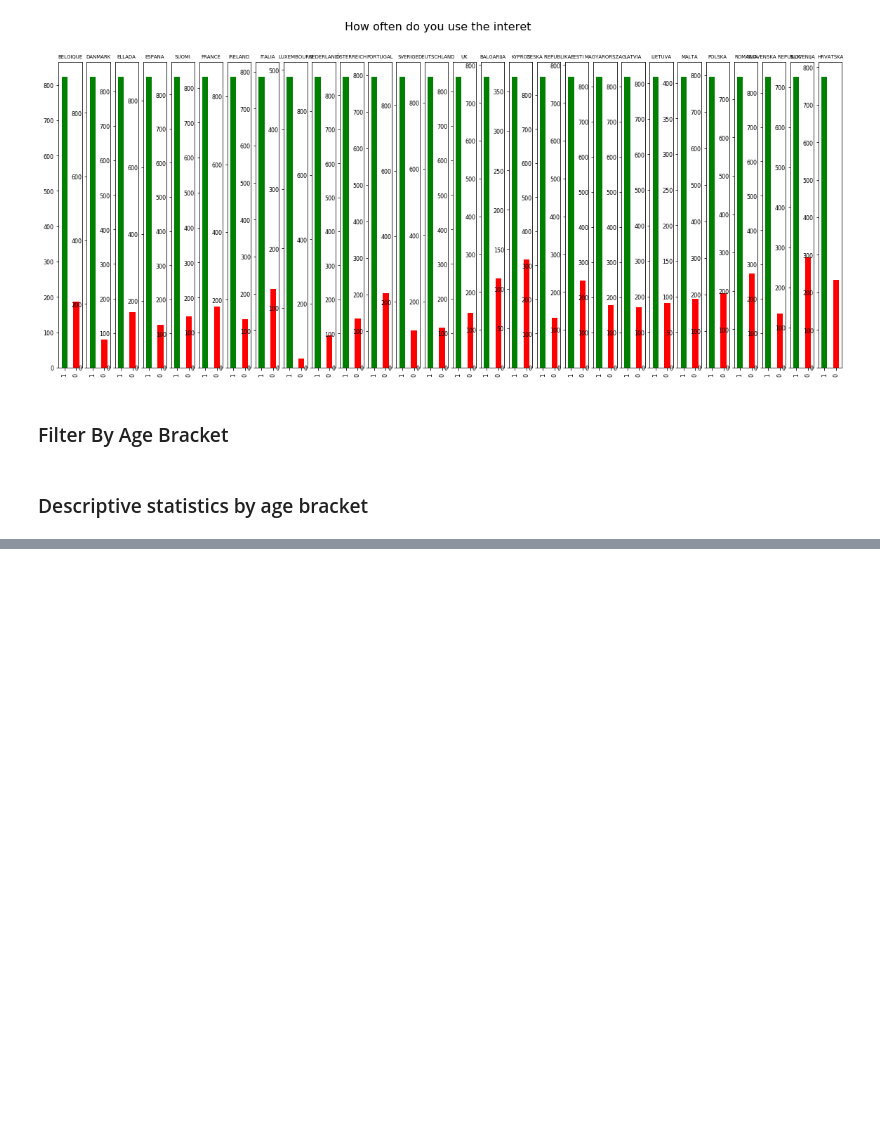
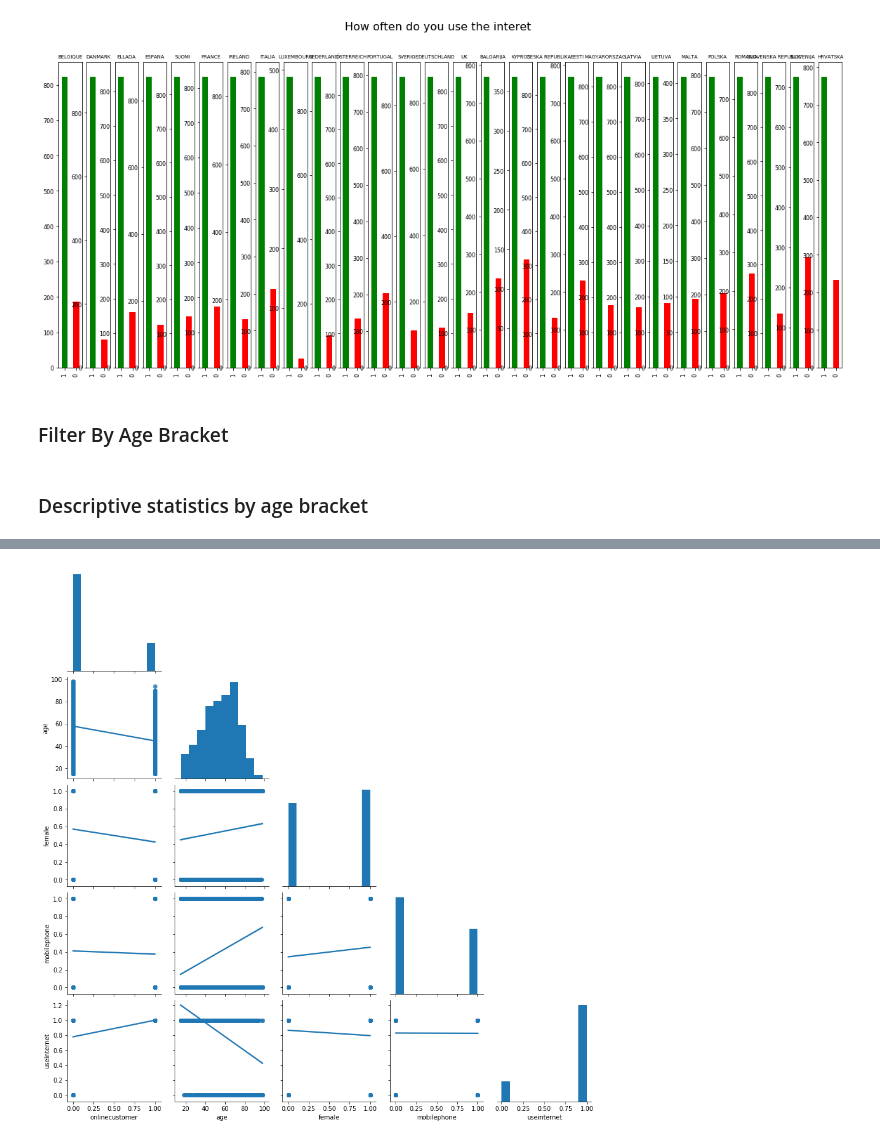
Before and after one commit to rpj12/SIM213-Geoblocking, a Jupyter notebook: Project SIM 213.ipynb, the cells around one changed output, grey strips where cells are left out. Drawn from its saved outputs; the diff is of its cells as text; code cells hidden in the pictures; blank space fills up the shorter version.

Commit message:
Fix checking for null values, Add description per agebracket, Add correlations

```diff
--- a/Project SIM 213.ipynb
+++ b/Project SIM 213.ipynb
@@ -29,15 +30,20 @@ newDatabase['d8a'] = newDatabase['d8a'].replace(['DK/NA (DO NOT READ OUT)', 'Two
 # Filter q4_1
 newDatabase['q4_1'] = newDatabase['q4_1'].replace(['NaN', 'Never', 'DK/NA (DO NOT READ OUT)'], '0');
 newDatabase['q4_1'] = newDatabase['q4_1'].replace(['Less often', 'Every day or almost every day', 'At least once a month', 'At least once a week'],'1');
+newDatabase['q4_1'].fillna('0', inplace = True);
 # Filter q4_2
 newDatabase['q4_2'] = newDatabase['q4_2'].replace(['NaN', 'Never', 'DK/NA (DO NOT READ OUT)'], '0');
 newDatabase['q4_2'] = newDatabase['q4_2'].replace(['Less often', 'Every day or almost every day', 'At least once a month', 'At least once a week'],'1');
+newDatabase['q4_2'].fillna('0', inplace = True);
 # Filter q4_3
 newDatabase['q4_3'] = newDatabase['q4_3'].replace(['NaN', 'Never', 'DK/NA (DO NOT READ OUT)'], '0');
 newDatabase['q4_3'] = newDatabase['q4_3'].replace(['Less often', 'Every day or almost every day', 'At least once a month', 'At least once a week'],'1');
+newDatabase['q4_3'].fillna('0', inplace = True);
 # Filter q4_4
 newDatabase['q4_4'] = newDatabase['q4_4'].replace(['NaN', 'Never', 'DK/NA (DO NOT READ OUT)'], '0');
 newDatabase['q4_4'] = newDatabase['q4_4'].replace(['Less often', 'Every day or almost every day', 'At least once a month', 'At least once a week'],'1');
+newDatabase['q4_4'].fillna('0', inplace = True);
 # Filter q4_5
 newDatabase['q4_5'] = newDatabase['q4_5'].replace(['NaN', 'Never', 'DK/NA (DO NOT READ OUT)'], '0');
 newDatabase['q4_5'] = newDatabase['q4_5'].replace(['Less often', 'Every day or almost every day', 'At least once a month', 'At least once a week'],'1');
+newDatabase['q4_5'].fillna('0', inplace = True);
@@ -51,6 +73,7 @@ newDatabase['d2'] = newDatabase['d2'].replace('Female', '1');
 # %%
 newDatabase['d18'] = newDatabase['d18'].replace('Yes', '1');
 newDatabase['d18'] = newDatabase['d18'].replace(['No', 'NaN'], '0');
+newDatabase['d18'].fillna('0', inplace = True);
 # %% [markdown]
 ### Clean Age Values
 # %%
@@ -221,0 +295,12 @@ entriesByAgeBracket['over65'] = pd.DataFrame(over65arr)
+# %%
+# pair plot
+newDatabase['useinternet'] = newDatabase['d8a'].astype('int32');
+newDatabase['female'] = newDatabase['d2'].astype('int32');
+newDatabase['age'] = newDatabase['d1'].astype('int32');
+newDatabase['mobilephone'] = newDatabase['d18'].astype('int32');
+newDatabase['onlinecustomer'] = newDatabase['q5_6'].astype('int32');
+correlation_data = newDatabase[["onlinecustomer", "age", "female", "mobilephone", "useinternet"]]
+sns.pairplot(correlation_data, kind="reg", corner=True)
+plt.show()
+# %% [output]
+[figure, added]
```
Also changed, not shown: parts of 23 cells of this notebook.
